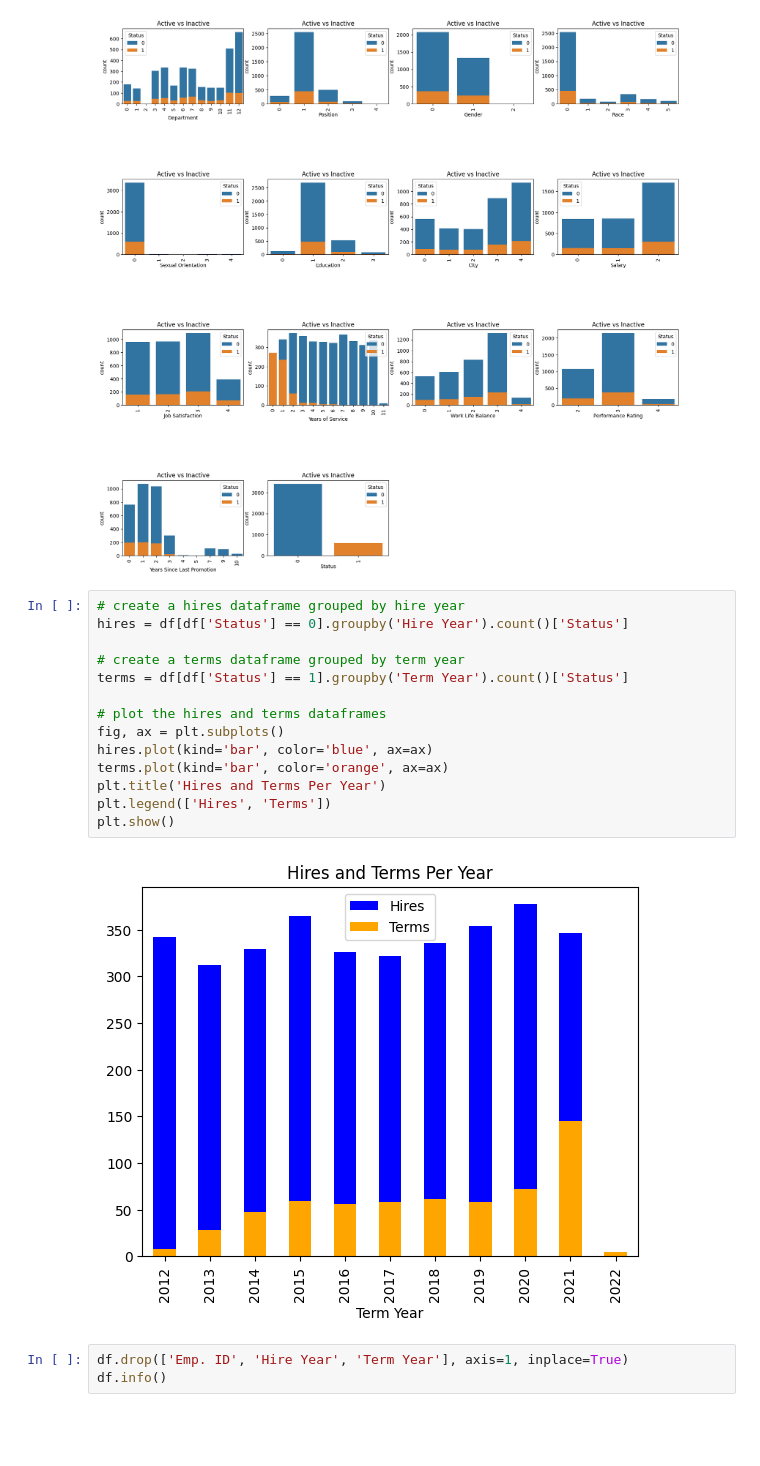
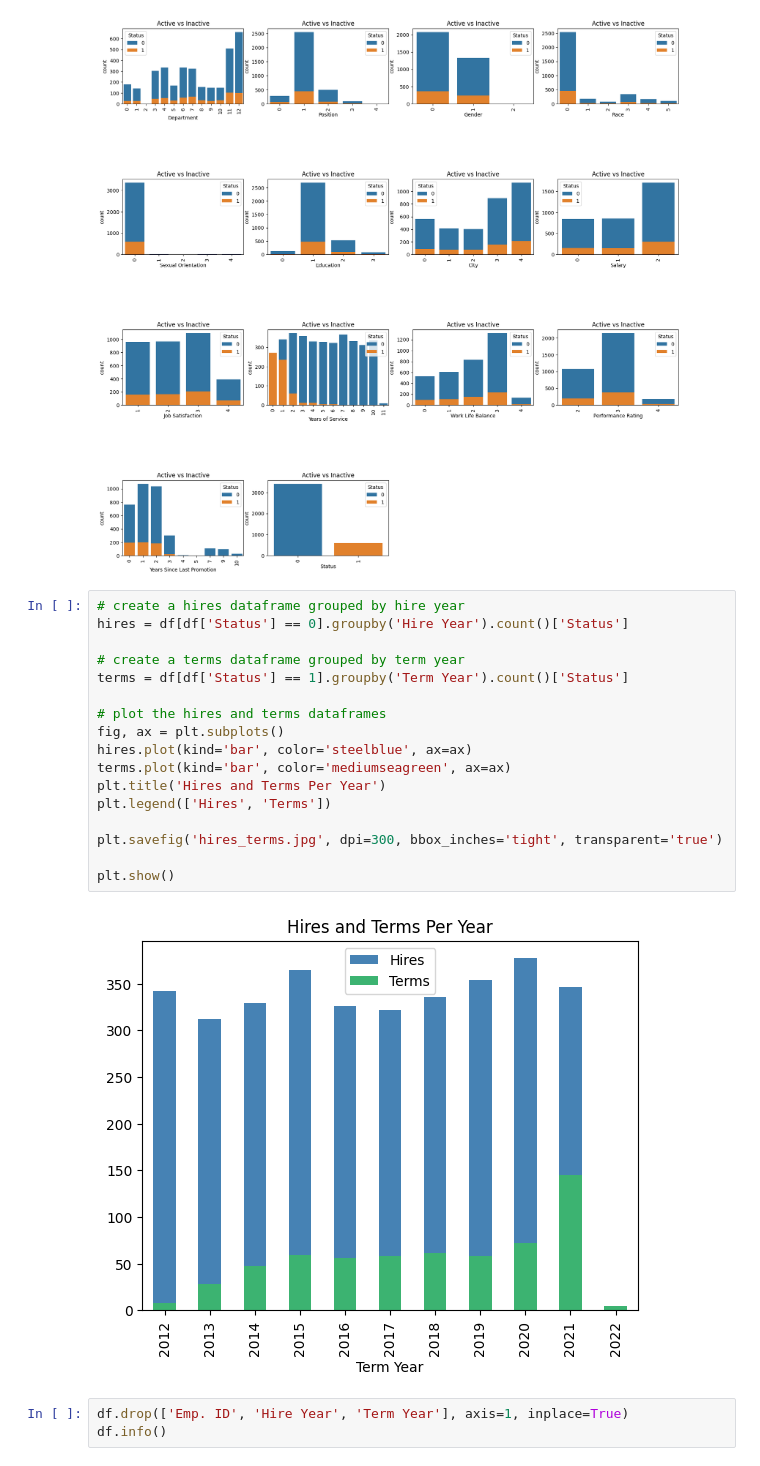
Before and after one commit to presleyschumacher/Predicting-Employee-Retention-with-HR-Analytics, a Jupyter notebook: Model Building.ipynb, the cells around one changed output. Cells and saved outputs as stored; diff of their text form; blank space fills up the shorter version.

```diff
--- a/Model Building.ipynb
+++ b/Model Building.ipynb
@@ -103,19 +105,22 @@ for i, j in enumerate(features_1):
 # %%
 # create a hires dataframe grouped by hire year
 hires = df[df['Status'] == 0].groupby('Hire Year').count()['Status']
 
 # create a terms dataframe grouped by term year
 terms = df[df['Status'] == 1].groupby('Term Year').count()['Status']
 
 # plot the hires and terms dataframes
 fig, ax = plt.subplots()
-hires.plot(kind='bar', color='blue', ax=ax)
-terms.plot(kind='bar', color='orange', ax=ax)
+hires.plot(kind='bar', color='steelblue', ax=ax)
+terms.plot(kind='bar', color='mediumseagreen', ax=ax)
 plt.title('Hires and Terms Per Year')
 plt.legend(['Hires', 'Terms'])
+
+plt.savefig('hires_terms.jpg', dpi=300, bbox_inches='tight', transparent='true')
+
 plt.show()
 # %% [output]
-[figure, old version]
+[figure, new version]
 # %%
 df.drop(['Emp. ID', 'Hire Year', 'Term Year'], axis=1, inplace=True)
 df.info()
```
Also changed, not shown: parts of 38 cells of this notebook, 25 other files.
